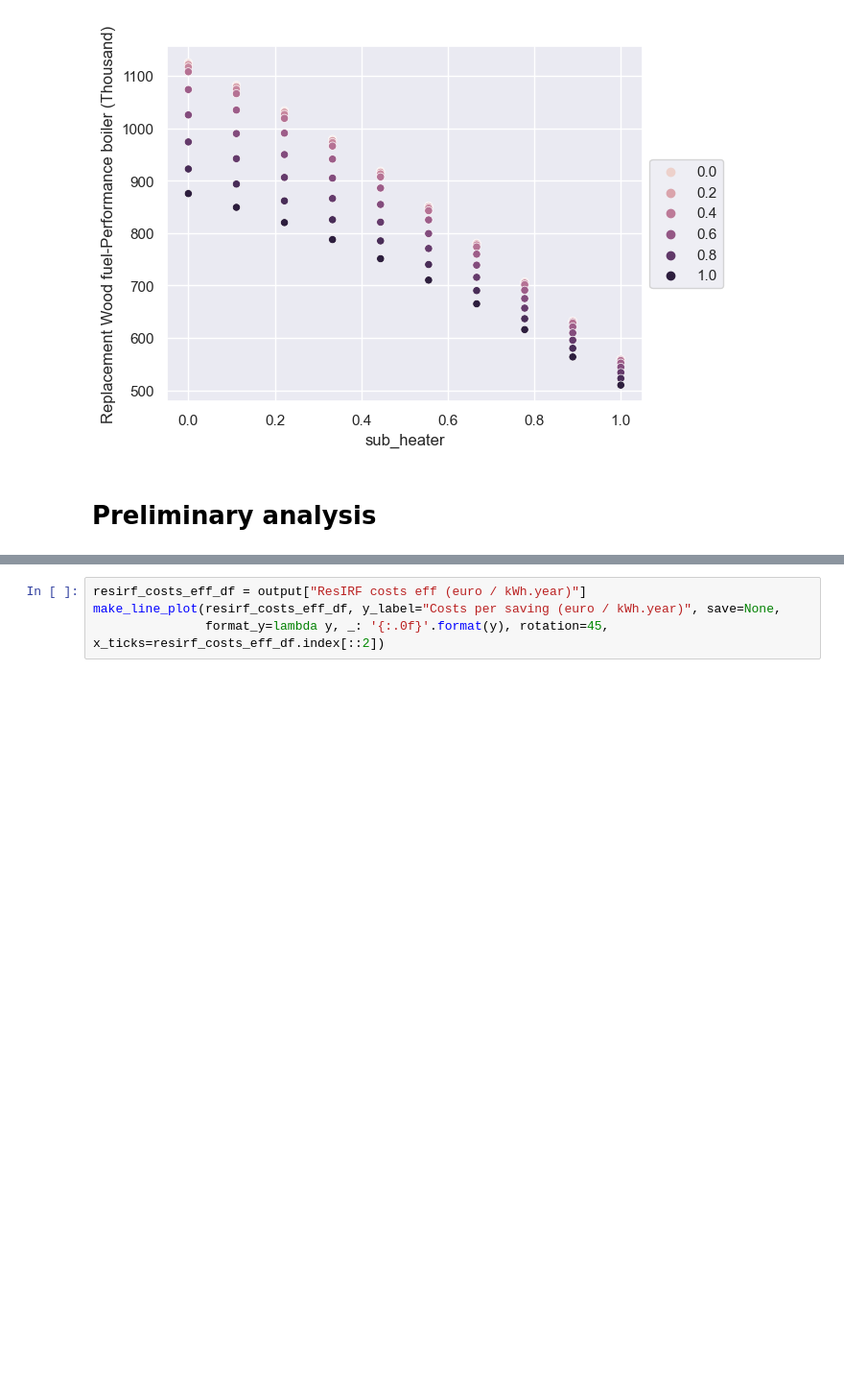
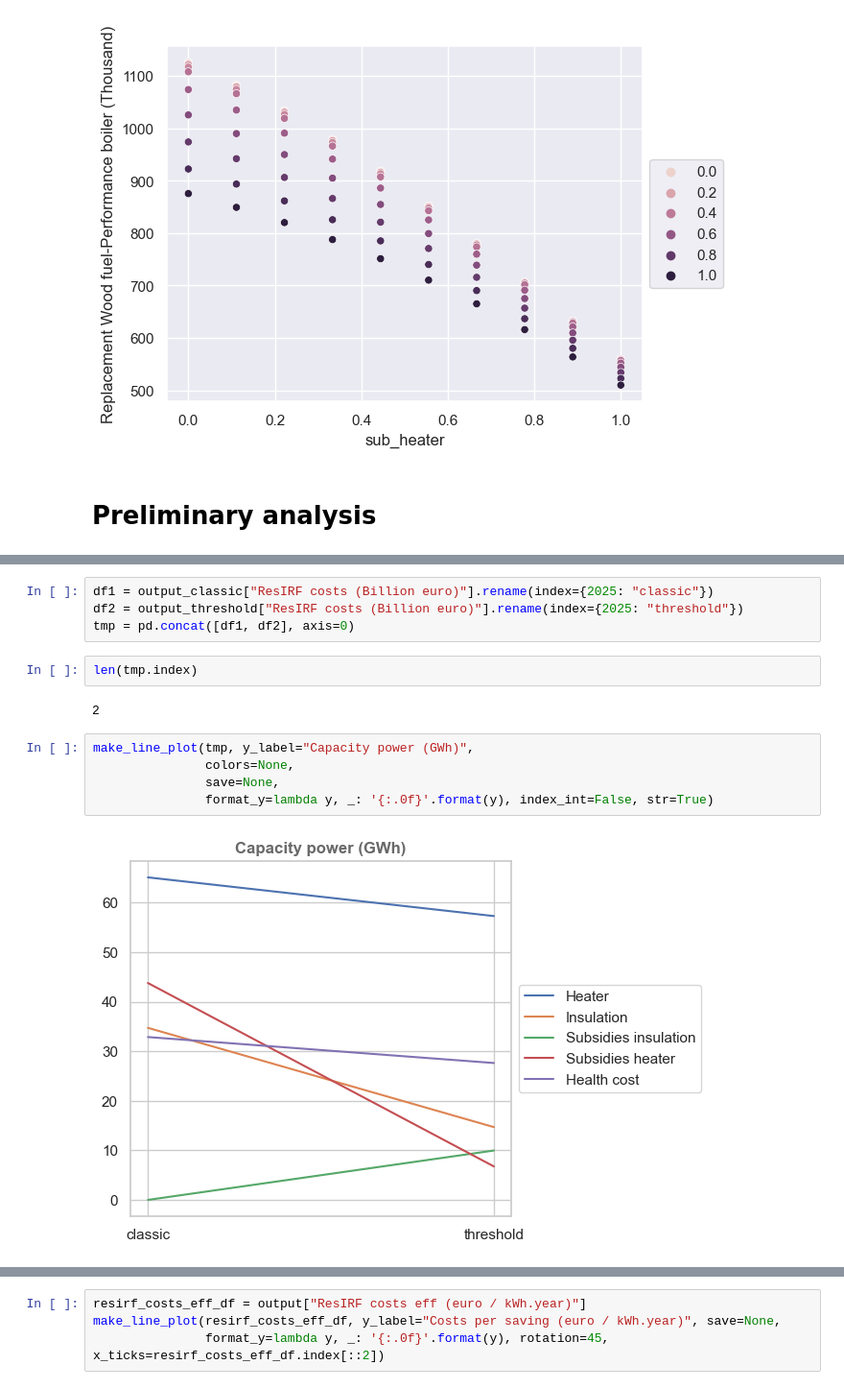
Before and after one commit to CIRED/EOLES-Coupling, a Jupyter notebook: resirf_eoles_coupling.ipynb, the cells around one changed output, grey strips where cells are left out. Shown at 96% size. Cells and saved outputs as stored; diff of their text form; blank space fills up the shorter version.

```diff
--- a/resirf_eoles_coupling.ipynb
+++ b/resirf_eoles_coupling.ipynb
@@ -80,0 +267,15 @@ Int64Index([2025, 2027, 2029, 2031, 2033, 2035, 2037, 2039, 2041, 2043, 2045,
+# %%
+df1 = output_classic["ResIRF costs (Billion euro)"].rename(index={2025: "classic"})
+df2 = output_threshold["ResIRF costs (Billion euro)"].rename(index={2025: "threshold"})
+tmp = pd.concat([df1, df2], axis=0)
+# %%
+len(tmp.index)
+# %% [output]
+2
+# %%
+make_line_plot(tmp, y_label="Capacity power (GWh)",
+               colors=None,
+               save=None,
+               format_y=lambda y, _: '{:.0f}'.format(y), index_int=False, str=True)
+# %% [output]
+[figure, added]
```
Also changed, not shown: parts of 27 cells of this notebook, 10 other files.
